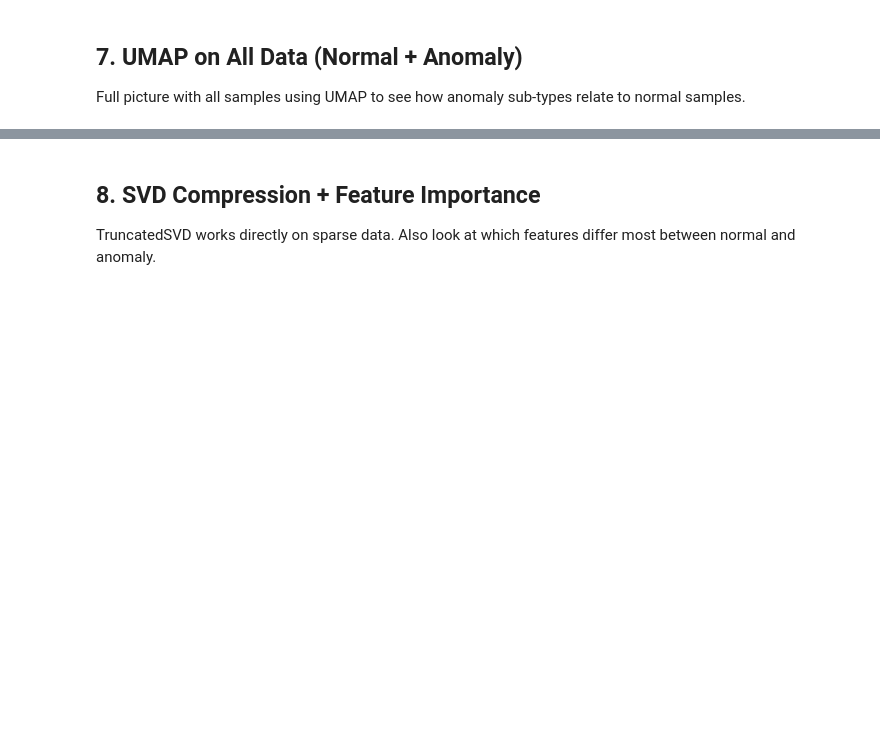
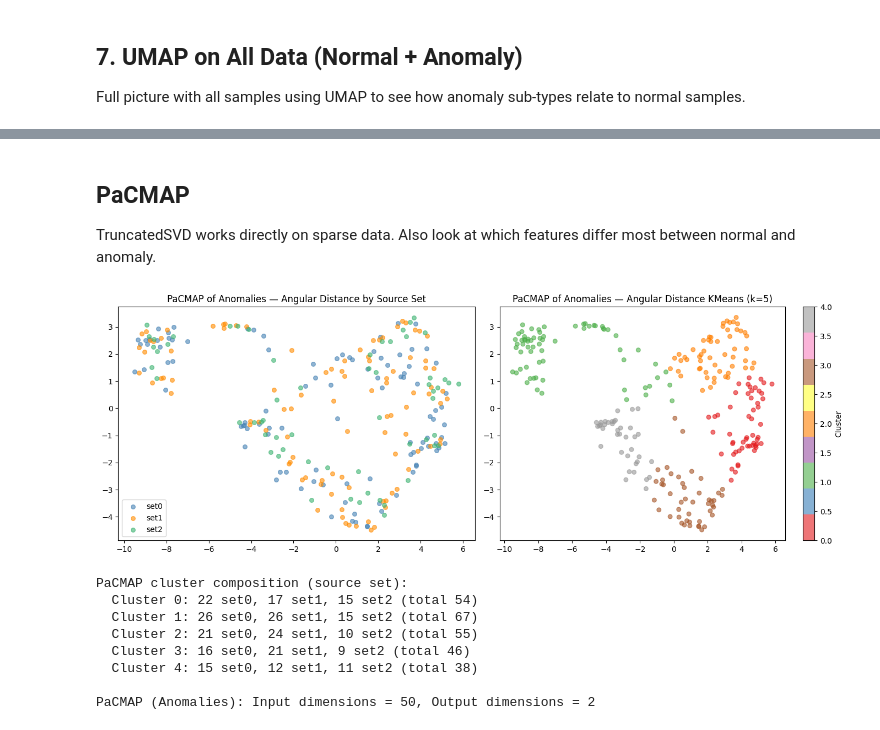
Before and after one commit to Zypperman/cs421pain, a Jupyter notebook: Strategies/EDA/visualising compressed (012).ipynb, the cells around one changed output, grey strips where cells are left out. Saved outputs shown, nothing was run; the diff lists cells and outputs as text; code cells hidden in the pictures; blank space fills up the shorter version.

```diff
--- a/Strategies/EDA/visualising compressed (012).ipynb
+++ b/Strategies/EDA/visualising compressed (012).ipynb
@@ -499,4 +546,76 @@ UMAP cluster composition:
 # %% [markdown]
-## 8. SVD Compression + Feature Importance
-
+## PaCMAP
 TruncatedSVD works directly on sparse data. Also look at which features differ most between normal and anomaly.
+# %%
+import pacmap
+import matplotlib.pyplot as plt
+
+# PaCMAP on anomalies only (using PCA-reduced features)
+# PaCMAP parameters:
+# - n_neighbors: number of neighbors to consider (lower = more local structure)
+# - MN_ratio: morning-noon ratio (affects initial/final sampling)
+# - FP_ratio: false positive ratio
+pacmap_anom = pacmap.PaCMAP(n_components=2, MN_ratio=0.5, FP_ratio=2.0, distance="angular")
+X_anom_pacmap = pacmap_anom.fit_transform(X_anom_pca, init="pca")
+
+fig, axes = plt.subplots(1, 2, figsize=(14, 5))
+
+# Color by source set
+for src, color in [
+    ("set0", "steelblue"),
+    ("set1", "darkorange"),
+    ("set2", "mediumseagreen"),
+]:
+    mask = source_anom == src
+    axes[0].scatter(
+        X_anom_pacmap[mask, 0],
+        X_anom_pacmap[mask, 1],
+        c=color,
+        alpha=0.6,
+        s=30,
+        label=f"{src}",
+    )
+axes[0].set_title("PaCMAP of Anomalies — Angular Distance by Source Set")
+axes[0].legend()
+
+# KMeans with k=5 to find sub-clusters
+X_anom_pacmap_norm = Normalizer().fit_transform(X_anom_pacmap)
+km_pacmap_anom = KMeans(n_clusters=5, random_state=42, n_init=10)
+cluster_labels_pacmap_anom = km_pacmap_anom.fit_predict(X_anom_pacmap_norm)
+
+scatter = axes[1].scatter(
+    X_anom_pacmap[:, 0],
+    X_anom_pacmap[:, 1],
+    c=cluster_labels_pacmap_anom,
+    cmap="Set1",
+    alpha=0.6,
+    s=30,
+)
+axes[1].set_title("PaCMAP of Anomalies — Angular Distance KMeans (k=5)")
+plt.colorbar(scatter, ax=axes[1], label="Cluster")
+
+plt.tight_layout()
+plt.show()
+
+# Report cluster composition
+print("\nPaCMAP cluster composition (source set):")
+for c in range(5):
+    mask = cluster_labels_pacmap_anom == c
+    n_set0 = (source_anom[mask] == "set0").sum()
+    n_set1 = (source_anom[mask] == "set1").sum()
+    n_set2 = (source_anom[mask] == "set2").sum()
+    print(
+        f"  Cluster {c}: {n_set0} set0, {n_set1} set1, {n_set2} set2 (total {mask.sum()})"
+    )
+
+print(f"\nPaCMAP (Anomalies): Input dimensions = {X_anom_pca.shape[1]}, Output dimensions = {X_anom_pacmap.shape[1]}")
+# %% [output]
+[figure, added]
+PaCMAP cluster composition (source set):
+  Cluster 0: 22 set0, 17 set1, 15 set2 (total 54)
+  Cluster 1: 26 set0, 26 set1, 15 set2 (total 67)
+  Cluster 2: 21 set0, 24 set1, 10 set2 (total 55)
+  Cluster 3: 16 set0, 21 set1, 9 set2 (total 46)
+  Cluster 4: 15 set0, 12 set1, 11 set2 (total 38)
+
+PaCMAP (Anomalies): Input dimensions = 50, Output dimensions = 2
```
Also changed, not shown: parts of 11 cells of this notebook, 8 other files.
